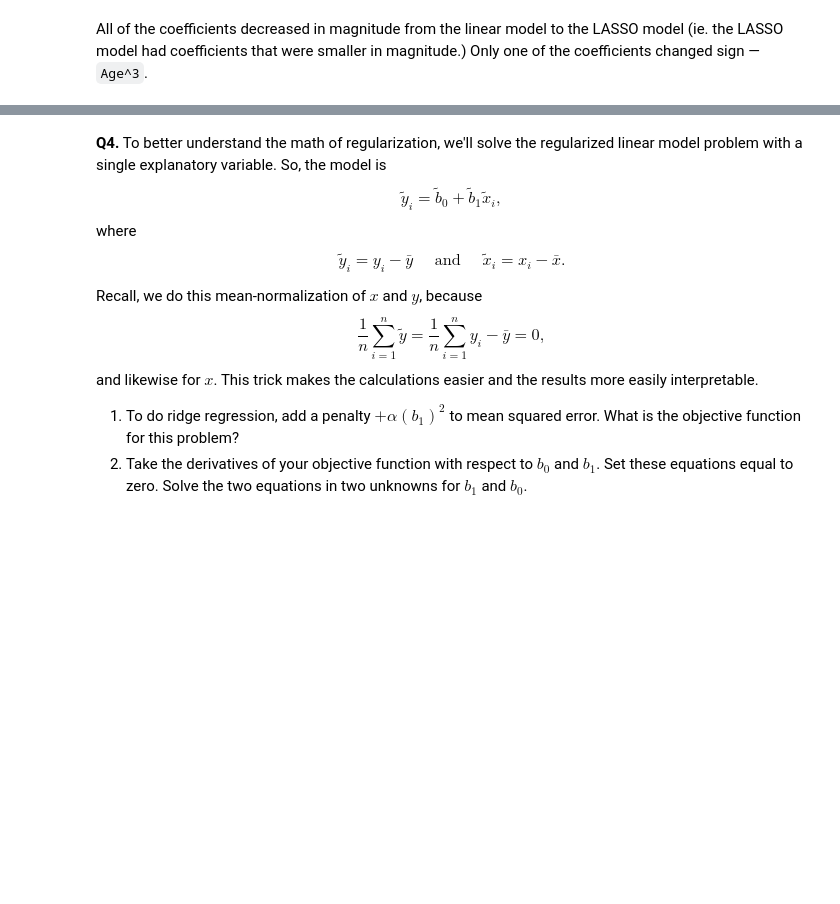
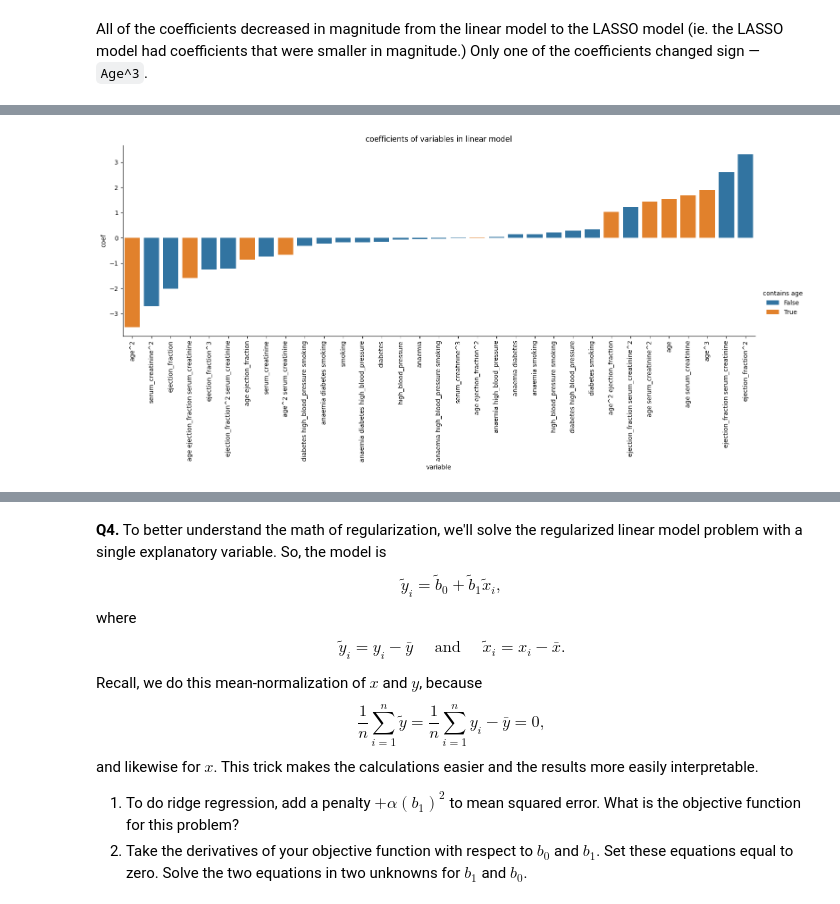
Before and after one commit to syd-nguyen/ds3021-assignments, a Jupyter notebook: assignments/04_assignment_regularization.ipynb, the cells around one changed output, grey strips where cells are left out. Saved outputs shown, nothing was run; the diff lists cells and outputs as text; code cells hidden in the pictures; blank space fills up the shorter version.

```diff
--- a/assignments/04_assignment_regularization.ipynb
+++ b/assignments/04_assignment_regularization.ipynb
@@ -178,0 +232,8 @@ All of the coefficients decreased in magnitude from the linear model to the LASS
+# %%
+coefs_heart['contains age'] = ['age' in var for var in coefs_heart['variable']]
+sns.catplot(coefs_heart.sort_values('coef'), kind='bar', x='variable', y='coef', hue='contains age', aspect=3)
+plt.title('coefficients of variables in linear model')
+plt.xticks(rotation=90)
+plt.show()
+# %% [output]
+[figure, added]
```
Also changed, not shown: parts of 27 cells of this notebook.
